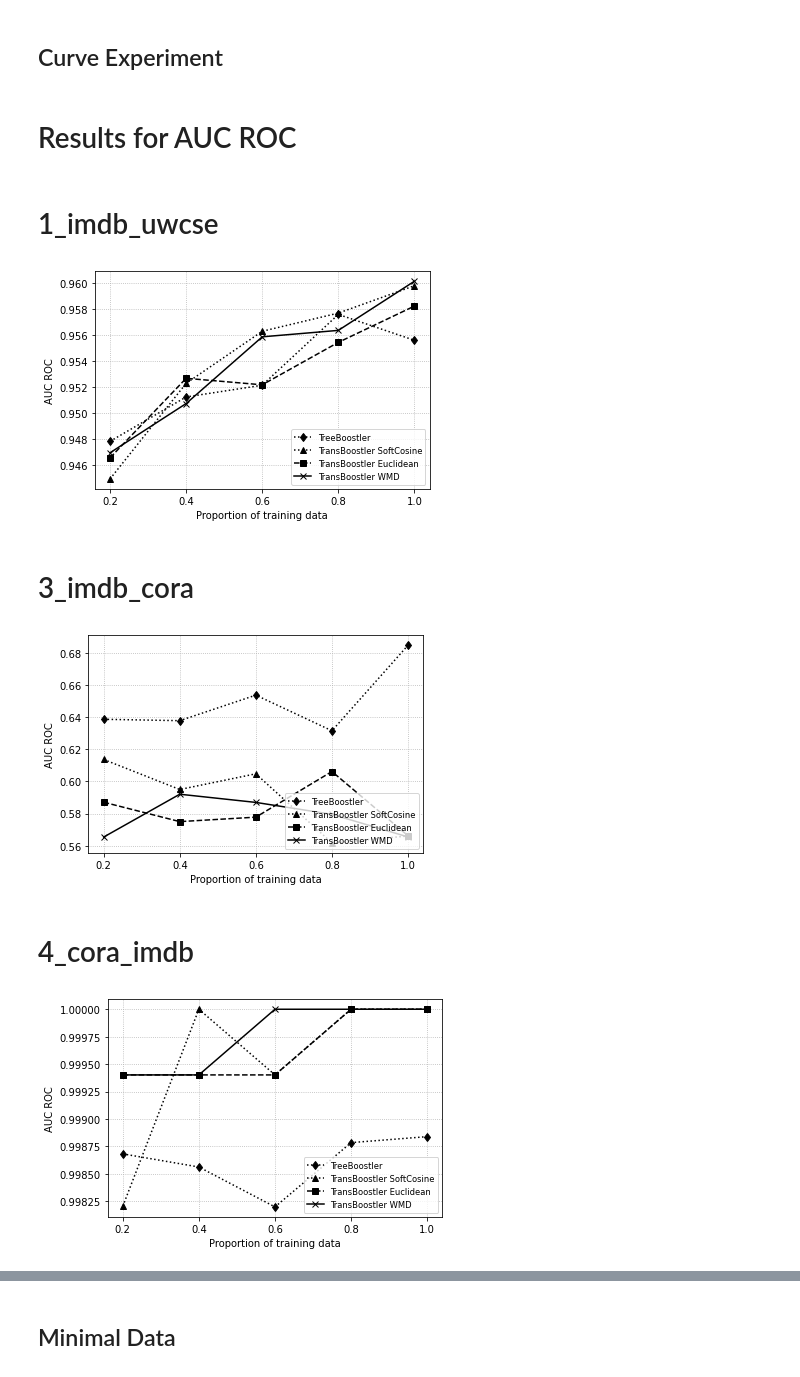
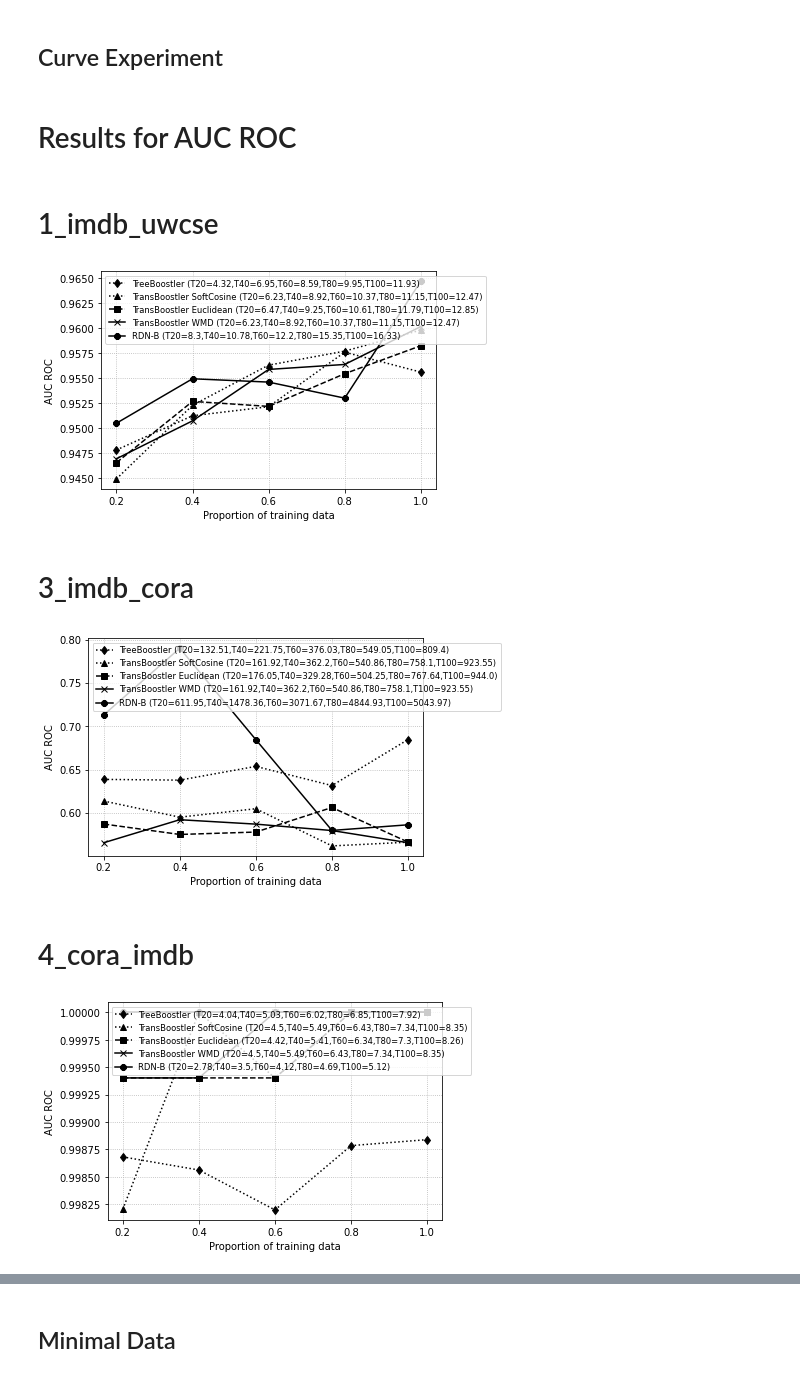
Before and after one commit to MeLLL-UFF/TransBoostler, a Jupyter notebook: results_curve.ipynb, the cells around one changed output, grey strips where cells are left out. Cells and saved outputs as stored; diff of their text form; code cells hidden in the pictures.

```diff
--- a/results_curve.ipynb
+++ b/results_curve.ipynb
@@ -26,15 +26,17 @@ experiments = [
 # %% [markdown]
 ## Transfer Experiment
 # %%
-def load_data(experiments, metric, treeboostler=False):
+def load_data(experiments, metric, treeboostler=False, rdnb=False):
     data = {}
     for item in experiments:
         experiment_title = item['id'] + '_' + item['source'] + '_' + item['target']
 
         if(treeboostler):
-            file_path = os.path.split(os.getcwd())[0] + '/TreeBoostler/experiments-transfer/' + experiment_title + '/' + experiment_title + '.json'
+            file_path = os.path.split(os.getcwd())[0] + '/TreeBoostler/experiments-learning-curve/' + experiment_title + '/' + experiment_title + '.json'
+        elif(rdnb):
+            file_path = os.getcwd() + '/rdnb-curves-experiments/' + experiment_title + '/rdnb.json'
         else:
-            file_path = os.getcwd() + '/experiments-transfer-k-1/' + experiment_title + '/' + experiment_title + '_fasttext_{}.json'.format(metric)
+            file_path = os.getcwd() + '/experiments-k-1-curves/' + experiment_title + '/' + experiment_title + '_fasttext_{}.json'.format(metric)
 
         #if(os.path.isfile(file_path)):
         with open(file_path, 'r') as fp:
@@ -115,13 +108,15 @@ for metric in ['AUC ROC', 'AUC PR', 'CLL', 'Learning time']: #, 'Recall', 'F1',
 # %% [markdown]
 ## Curve Experiment
 # %%
-def load_data(experiments, metric, treeboostler=False):
+def load_data(experiments, metric, treeboostler=False, rdnb=False):
     data = {}
     for item in experiments:
         experiment_title = item['id'] + '_' + item['source'] + '_' + item['target']
 
         if(treeboostler):
             file_path = os.path.split(os.getcwd())[0] + '/TreeBoostler/experiments-learning-curve/' + experiment_title + '/' + experiment_title + '.json'
+        elif(rdnb):
+            file_path = os.getcwd() + '/rdnb-curves-experiments/' + experiment_title + '/rdnb.json'
         else:
             file_path = os.getcwd() + '/experiments-k-1-curves/' + experiment_title + '/' + experiment_title + '_fasttext_{}.json'.format(metric)
 
@@ -135,6 +130,8 @@ def load_data(experiments, metric, treeboostler=False):
 data_softcosine = load_data(experiments, 'softcosine')
 data_euclidean = load_data(experiments, 'euclidean')
 data_wmd = load_data(experiments, 'wmd')
+
+rdnb_data = load_data(experiments, '', False, True)
 
 treeboostler_data = load_data(experiments, '', True)
 
@@ -143,7 +140,7 @@ for metric in ['AUC ROC', 'AUC PR']:
     table = []
     for j in range(len(experiments)):
         dataset = experiments[j]['id'] + '_' + experiments[j]['source'] + '_' + experiments[j]['target']
-        if dataset in treeboostler_data:
+        if dataset in rdnb_data:
             display(Markdown('# ' + dataset))
             softcosine = []
             cosine = []
@@ -155,45 +152,83 @@ for metric in ['AUC ROC', 'AUC PR']:
             for amount in [0.2, 0.4, 0.6, 0.8, 1.0]:
                 mapping_time = ''
 
                 treeboostler = np.array([(np.array([item['transfer_'+str(amount)][metric] for item in sublist])).mean() for sublist in treeboostler_data[str(dataset)]])
                 transfer_softcosine = np.array([(np.array([item['transfer_'+str(amount)][metric] for item in sublist])).mean() for sublist in data_softcosine[str(dataset)]])
                 #transfer_cosine = np.array(data[dataset]['cosine'][str(amount)][metric])
                 transfer_euclidean = np.array([(np.array([item['transfer_'+str(amount)][metric] for item in sublist])).mean() for sublist in data_euclidean[str(dataset)]])
                 transfer_wmd = np.array([(np.array([item['transfer_'+str(amount)][metric] for item in sublist])).mean() for sublist in data_wmd[str(dataset)]])
                 #transfer_relax_wmd = np.array(data[dataset]['relax-wmd'][str(amount)][metric])
+                rdnb = np.array([(np.array([item['amount_'+str(amount)][metric] for item in sublist])).mean() for sublist in rdnb_data[str(dataset)]])
 
                 tree.append(treeboostler.mean())
                 softcosine.append(transfer_softcosine.mean())
                 #cosine.append(transfer_cosine.mean())
                 euclidean.append(transfer_euclidean.mean())
                 wmd.append(transfer_wmd.mean())
                 #relax_wmd.append(transfer_relax_wmd.mean())
-                #rdn_p.append(scratch_rdn.mean())
+                rdn_b_p.append(rdnb.mean())
+
+             # 20%
+            time_euclidean_20 = np.array([(np.array([item['transfer_{}'.format('0.2')]['Learning time'] for item in sublist])).mean() for sublist in data_euclidean[str(dataset)]])
+            time_wmd_20 = np.array([(np.array([item['transfer_{}'.format('0.2')]['Learning time'] for item in sublist])).mean() for sublist in data_wmd[str(dataset)]])
+            time_softcosine_20 = np.array([(np.array([item['transfer_{}'.format('0.2')]['Learning time'] for item in sublist])).mean() for sublist in data_wmd[str(dataset)]])
+            time_treeboostler_20 = np.array([(np.array([item['transfer_{}'.format('0.2')]['Learning time'] for item in sublist])).mean() for sublist in treeboostler_data[str(dataset)]])
+            time_rdnb_20 = np.array([(np.array([item['amount_{}'.format('0.2')]['Learning time'] for item in sublist])).mean() for sublist in rdnb_data[str(dataset)]])
+
+            # 40%
+            time_euclidean_40 = np.array([(np.array([item['transfer_{}'.format('0.4')]['Learning time'] for item in sublist])).mean() for sublist in data_euclidean[str(dataset)]])
+            time_wmd_40 = np.array([(np.array([item['transfer_{}'.format('0.4')]['Learning time'] for item in sublist])).mean() for sublist in data_wmd[str(dataset)]])
+            time_softcosine_40 = np.array([(np.array([item['transfer_{}'.format('0.4')]['Learning time'] for item in sublist])).mean() for sublist in data_wmd[str(dataset)]])
+            time_treeboostler_40 = np.array([(np.array([item['transfer_{}'.format('0.4')]['Learning time'] for item in sublist])).mean() for sublist in treeboostler_data[str(dataset)]])
+            time_rdnb_40 = np.array([(np.array([item['amount_{}'.format('0.4')]['Learning time'] for item in sublist])).mean() for sublist in rdnb_data[str(dataset)]])
+
+            # 60%
+            time_euclidean_60 = np.array([(np.array([item['transfer_{}'.format('0.6')]['Learning time'] for item in sublist])).mean() for sublist in data_euclidean[str(dataset)]])
+            time_wmd_60 = np.array([(np.array([item['transfer_{}'.format('0.6')]['Learning time'] for item in sublist])).mean() for sublist in data_wmd[str(dataset)]])
+            time_softcosine_60 = np.array([(np.array([item['transfer_{}'.format('0.6')]['Learning time'] for item in sublist])).mean() for sublist in data_wmd[str(dataset)]])
+            time_treeboostler_60 = np.array([(np.array([item['transfer_{}'.format('0.6')]['Learning time'] for item in sublist])).mean() for sublist in treeboostler_data[str(dataset)]])
+            time_rdnb_60 = np.array([(np.array([item['amount_{}'.format('0.6')]['Learning time'] for item in sublist])).mean() for sublist in rdnb_data[str(dataset)]])
+
+            # 80%
+            time_euclidean_80 = np.array([(np.array([item['transfer_{}'.format('0.8')]['Learning time'] for item in sublist])).mean() for sublist in data_euclidean[str(dataset)]])
+            time_wmd_80 = np.array([(np.array([item['transfer_{}'.format('0.8')]['Learning time'] for item in sublist])).mean() for sublist in data_wmd[str(dataset)]])
+            time_softcosine_80 = np.array([(np.array([item['transfer_{}'.format('0.8')]['Learning time'] for item in sublist])).mean() for sublist in data_wmd[str(dataset)]])
+            time_treeboostler_80 = np.array([(np.array([item['transfer_{}'.format('0.8')]['Learning time'] for item in sublist])).mean() for sublist in treeboostler_data[str(dataset)]])
+            time_rdnb_80 = np.array([(np.array([item['amount_{}'.format('0.8')]['Learning time'] for item in sublist])).mean() for sublist in rdnb_data[str(dataset)]])
+
+            # 100%
+            time_euclidean_100 = np.array([(np.array([item['transfer_{}'.format('1.0')]['Learning time'] for item in sublist])).mean() for sublist in data_euclidean[str(dataset)]])
+            time_wmd_100 = np.array([(np.array([item['transfer_{}'.format('1.0')]['Learning time'] for item in sublist])).mean() for sublist in data_wmd[str(dataset)]])
+            time_softcosine_100 = np.array([(np.array([item['transfer_{}'.format('1.0')]['Learning time'] for item in sublist])).mean() for sublist in data_wmd[str(dataset)]])
+            time_treeboostler_100 = np.array([(np.array([item['transfer_{}'.format('1.0')]['Learning time'] for item in sublist])).mean() for sublist in treeboostler_data[str(dataset)]])
+            time_rdnb_100 = np.array([(np.array([item['amount_{}'.format('1.0')]['Learning time'] for item in sublist])).mean() for sublist in rdnb_data[str(dataset)]])
+
 
             t = [0.2, 0.4, 0.6, 0.8, 1.0]
             fig, ax = plt.subplots()
-            ax.plot(t, tree, 'd-', linestyle='dotted', color='k', label='TreeBoostler')
-            ax.plot(t, softcosine, '^-', linestyle=':', color='k', label='TransBoostler SoftCosine')
+            ax.plot(t, tree, 'd-', linestyle='dotted', color='k', label='TreeBoostler (T20={},T40={},T60={},T80={},T100={})'.format(round(time_treeboostler_20.mean(),2), round(time_treeboostler_40.mean(),2), round(time_treeboostler_60.mean(),2), round(time_treeboostler_80.mean(),2), round(time_treeboostler_100.mean(),2)))
+            ax.plot(t, softcosine, '^-', linestyle=':', color='k', label='TransBoostler SoftCosine (T20={},T40={},T60={},T80={},T100={})'.format(round(time_softcosine_20.mean(),2), round(time_softcosine_40.mean(),2), round(time_softcosine_60.mean(),2), round(time_softcosine_80.mean(),2), round(time_softcosine_100.mean(),2)))
             #ax.plot(t, cosine, 'D-', linestyle='-.', color='g', label='TransBoostler Cosine')
-            ax.plot(t, euclidean, 's-', linestyle='--', color='k', label='TransBoostler Euclidean')
-            ax.plot(t, wmd, 'x-', linestyle='-', color='k', label='TransBoostler WMD')
+            ax.plot(t, euclidean, 's-', linestyle='--', color='k', label='TransBoostler Euclidean (T20={},T40={},T60={},T80={},T100={})'.format(round(time_euclidean_20.mean(),2), round(time_euclidean_40.mean(),2),round(time_euclidean_60.mean(),2),round(time_euclidean_80.mean(),2), round(time_euclidean_100.mean(),2)))
+            ax.plot(t, wmd, 'x-', linestyle='-', color='k', label='TransBoostler WMD (T20={},T40={},T60={},T80={},T100={})'.format(round(time_wmd_20.mean(),2), round(time_wmd_40.mean(),2), round(time_wmd_60.mean(),2), round(time_wmd_80.mean(),2), round(time_wmd_100.mean(),2)))
             #ax.plot(t, relax_wmd, 'x-', linestyle='-', color='k', label='TransBoostler Relax-WMD')
+            ax.plot(t, rdn_b_p, '8-', linestyle='-', color='k', label='RDN-B (T20={},T40={},T60={},T80={},T100={})'.format(round(time_rdnb_20.mean(),2),round(time_rdnb_40.mean(),2),round(time_rdnb_60.mean(),2),round(time_rdnb_80.mean(),2),round(time_rdnb_100.mean(),2)))
 
             ax.set(xlabel='Proportion of training data', ylabel=metric)
             ax.grid(linestyle = ':')
-            ax.legend(loc='lower right', fontsize='small', frameon=True)
+            ax.legend(loc='upper left', fontsize='small', frameon=True)
             plt.xticks(t,t)
             plt.show()
 
-            if not os.path.exists('learning_curve_figures'):
-                os.makedirs('learning_curve_figures')
-            fig.savefig("learning_curve_figures/{}_{}.pdf".format(dataset, '_'.join(metric.split())), bbox_inches='tight')
+            if not os.path.exists('learning_curves_RDNB'):
+                os.makedirs('learning_curves_RDNB')
+            fig.savefig("learning_curves_RDNB/{}_{}.pdf".format(dataset, '_'.join(metric.split())), bbox_inches='tight')
 # %% [output]
 # Results for AUC ROC
 # 1_imdb_uwcse
-[figure, old version]
+[figure, new version]
 # 3_imdb_cora
-[figure, old version]
+[figure, new version]
 # 4_cora_imdb
-[figure, old version]
+[figure, new version]
 # 7_yeast_twitter
```
Also changed, not shown: parts of 2 cells of this notebook, 1 other file.
